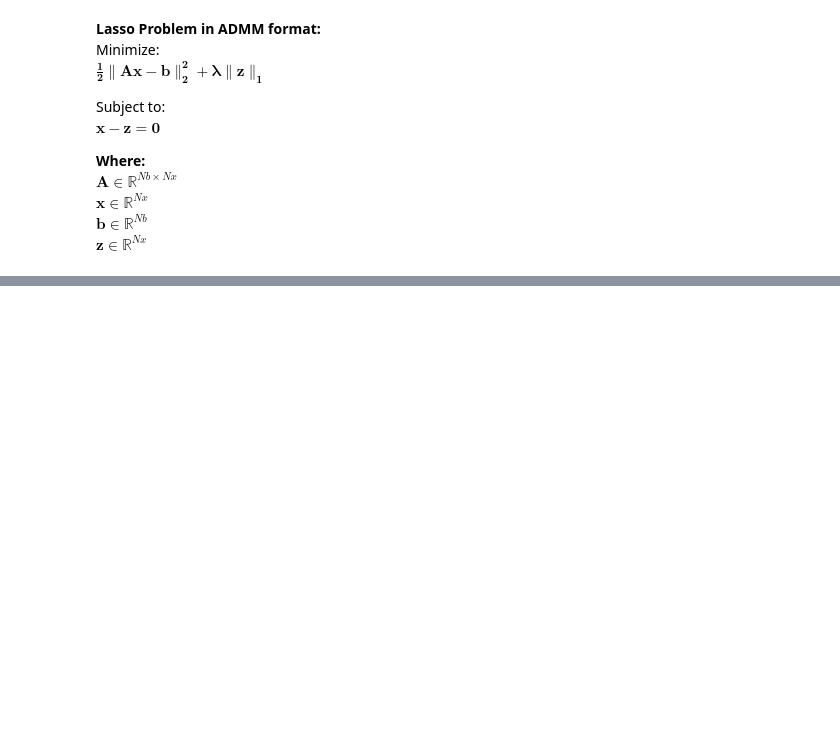
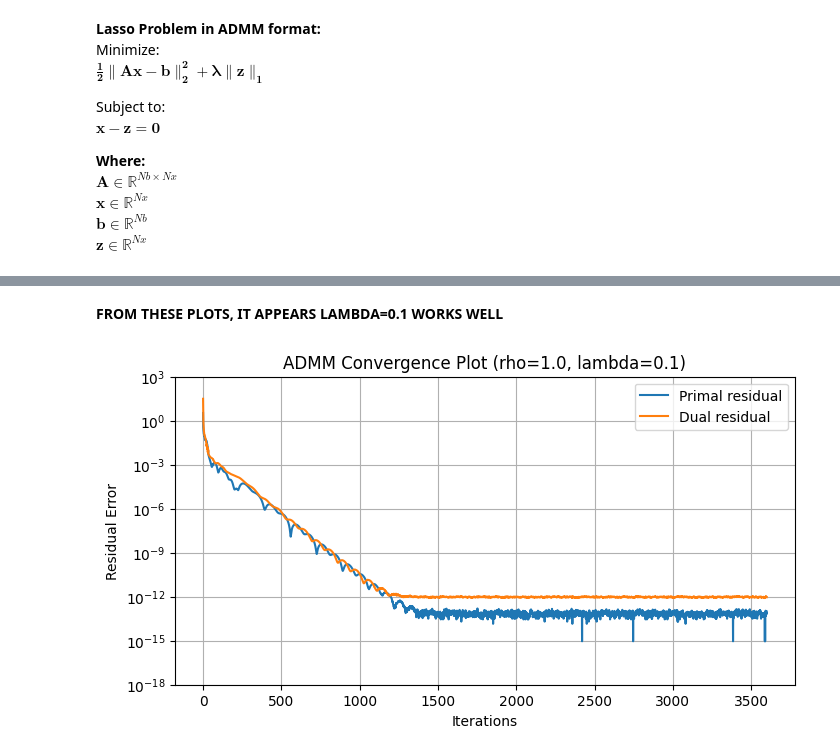
Before and after one commit to TotoroTron/ece509-final, a Jupyter notebook: lasso/lasso.ipynb, the cells around one changed output, grey strips where cells are left out. Drawn from its saved outputs; the diff is of its cells as text; code cells hidden in the pictures; blank space fills up the shorter version.

```diff
--- a/lasso/lasso.ipynb
+++ b/lasso/lasso.ipynb
@@ -120,0 +160,11 @@ plt.grid()
+# %% [markdown]
+**FROM THESE PLOTS, IT APPEARS LAMBDA=0.1 WORKS WELL**
+# %%
+def single_test():
+    lambd = 0.1
+    rho = 1.0
+    list_primal_res, list_dual_res, list_x, list_z = ADMM_Lasso(x_init, z_init, y_init, rho=rho, lambd=lambd, epsilon=1e-13, max_iters=3600)
+    plot_residuals(list_primal_res, list_dual_res, rho=rho, lambd=lambd) # REMEMBER TO EDIT RHO AND LAMBDA ACCORDINGLY
+single_test()
+# %% [output]
+[figure, added]
```
Also changed, not shown: parts of 16 cells of this notebook, 1 other file.
